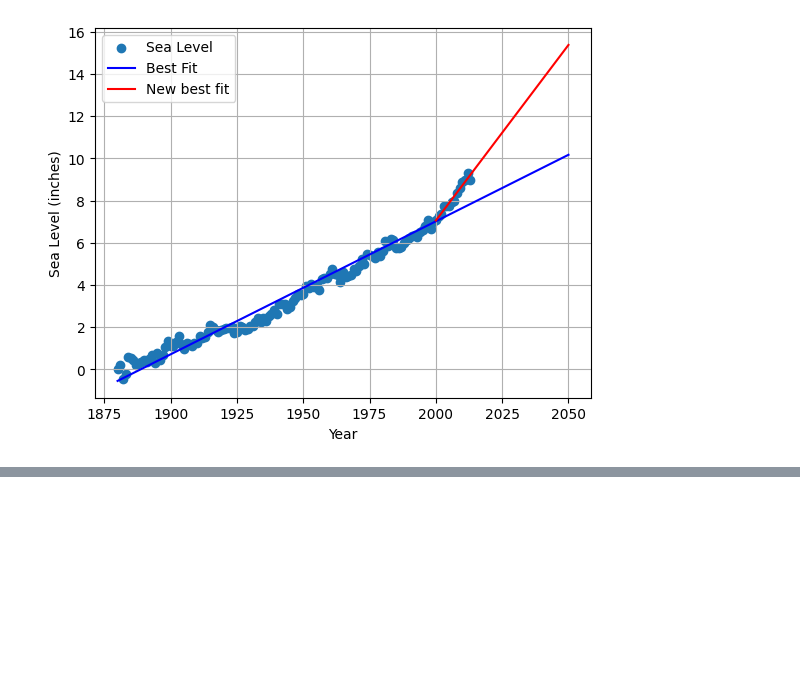
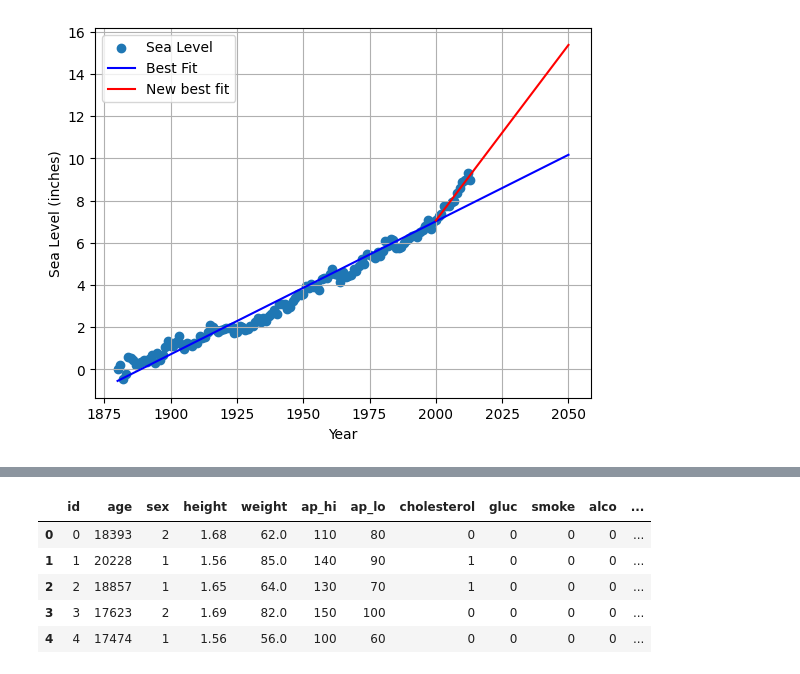
Before and after one commit to Braxion06/FreeCodeCamp---Data-Analysis-Projects, a Jupyter notebook: ad_hoc_testing.ipynb, the cells around one changed output, grey strips where cells are left out. Saved outputs shown, nothing was run; the diff lists cells and outputs as text; code cells hidden in the pictures; blank space fills up the shorter version.

```diff
--- a/ad_hoc_testing.ipynb
+++ b/ad_hoc_testing.ipynb
@@ -470,0 +485,4 @@ Length: 135, dtype: int64
+# %%
+# Transform centimeters into meters
+df_health['height'] = df_health['height'] / 100
+df_health['height']
@@ -470,0 +517,3 @@ Length: 135, dtype: int64
+# %%
+# Create the BMI column
+df_health['bmi'] = df_health['weight'] / np.power(df_health['height'],2)
@@ -470,0 +570,17 @@ Length: 135, dtype: int64
+# %%
+# Clean the data
+filtered_df_health = df_health.loc[
+                    (df_health['ap_lo'] <= df_health['ap_hi']) |
+                    (df_health['height'] >= df_health['height'].quantile(0.025)) |
+                    (df_health['height'] < df_health['height'].quantile(0.975)) |
+                    (df_health['weight'] > df_health['weight'].quantile(0.025)) |
+                    (df_health['weight'] < df_health['weight'].quantile(0.975))]
+filtered_df_health = filtered_df_health.drop(columns=['bmi'])
+filtered_df_health.head()
+# %% [output]
+|  | id | age | sex | height | weight | ap_hi | ap_lo | cholesterol | gluc | smoke | alco | ... |
+| 0 | 0 | 18393 | 2 | 1.68 | 62.0 | 110 | 80 | 0 | 0 | 0 | 0 | ... |
+| 1 | 1 | 20228 | 1 | 1.56 | 85.0 | 140 | 90 | 1 | 0 | 0 | 0 | ... |
+| 2 | 2 | 18857 | 1 | 1.65 | 64.0 | 130 | 70 | 1 | 0 | 0 | 0 | ... |
+| 3 | 3 | 17623 | 2 | 1.69 | 82.0 | 150 | 100 | 0 | 0 | 0 | 0 | ... |
+| 4 | 4 | 17474 | 1 | 1.56 | 56.0 | 100 | 60 | 0 | 0 | 0 | 0 | ... |
```
Also changed, not shown: parts of 15 cells of this notebook, 1 other file.
